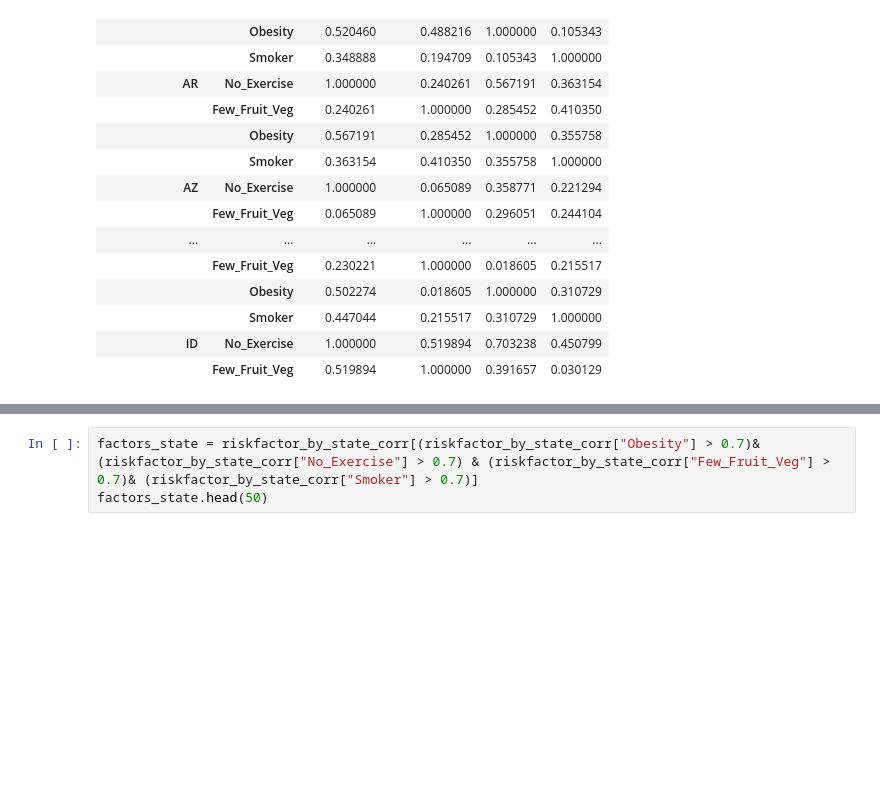
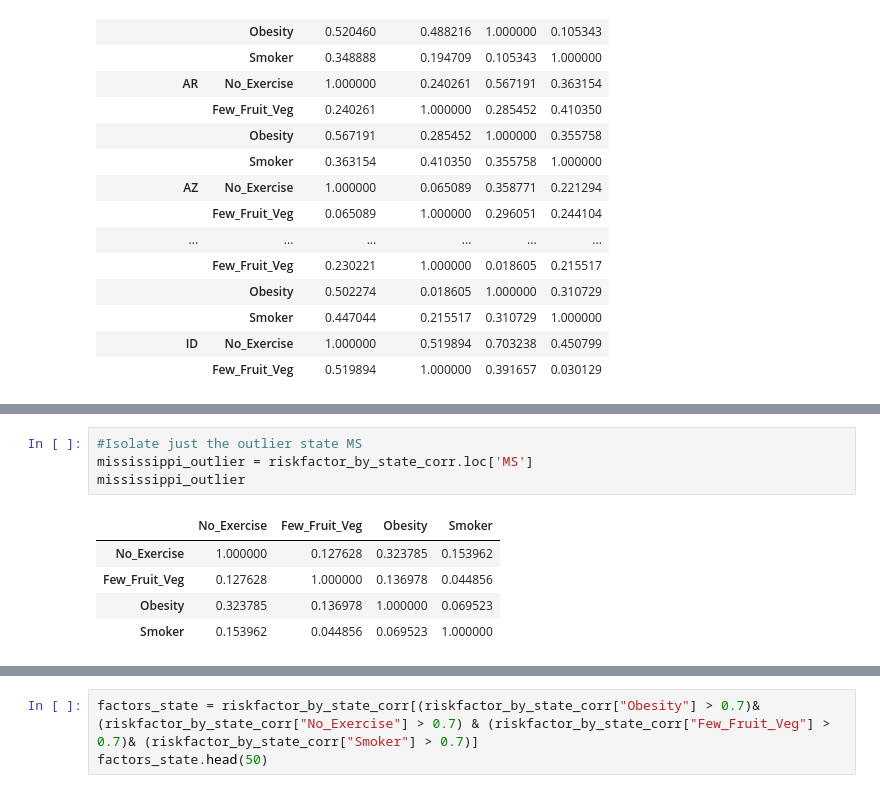
Before and after one commit to HenaVen/SMU_Pro1_Team4_repo, a Jupyter notebook: Obesity_RiskFactors_Correlation.ipynb, the cells around one changed output, grey strips where cells are left out. Saved outputs shown, nothing was run; the diff lists cells and outputs as text; blank space fills up the shorter version.

```diff
--- a/Obesity_RiskFactors_Correlation.ipynb
+++ b/Obesity_RiskFactors_Correlation.ipynb
@@ -213,0 +234,10 @@ riskfactor_by_state_corr.head(50)
+# %%
+#Isolate just the outlier state MS
+mississippi_outlier = riskfactor_by_state_corr.loc['MS']
+mississippi_outlier
+# %% [output]
+|  | No_Exercise | Few_Fruit_Veg | Obesity | Smoker |
+| No_Exercise | 1.000000 | 0.127628 | 0.323785 | 0.153962 |
+| Few_Fruit_Veg | 0.127628 | 1.000000 | 0.136978 | 0.044856 |
+| Obesity | 0.323785 | 0.136978 | 1.000000 | 0.069523 |
+| Smoker | 0.153962 | 0.044856 | 0.069523 | 1.000000 |
```
Also changed, not shown: parts of 3 cells of this notebook, 4 other files.
